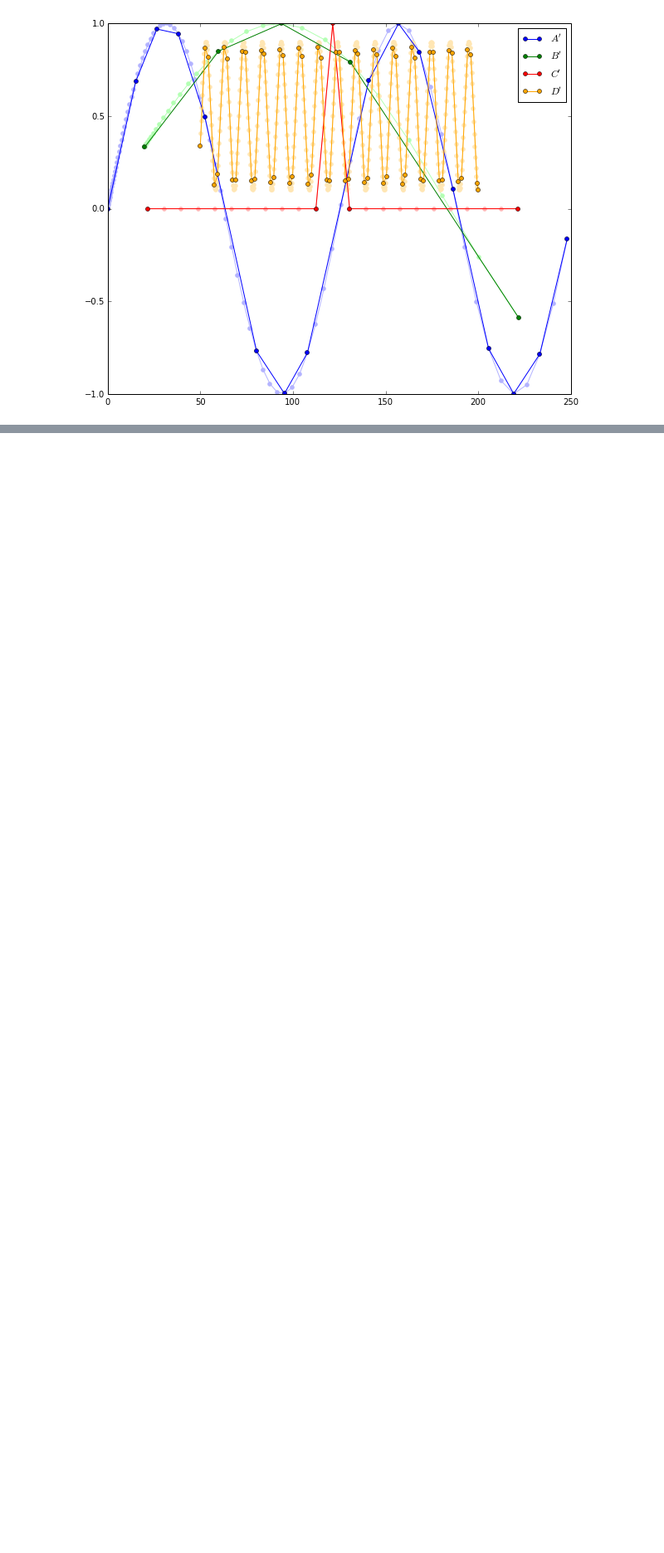
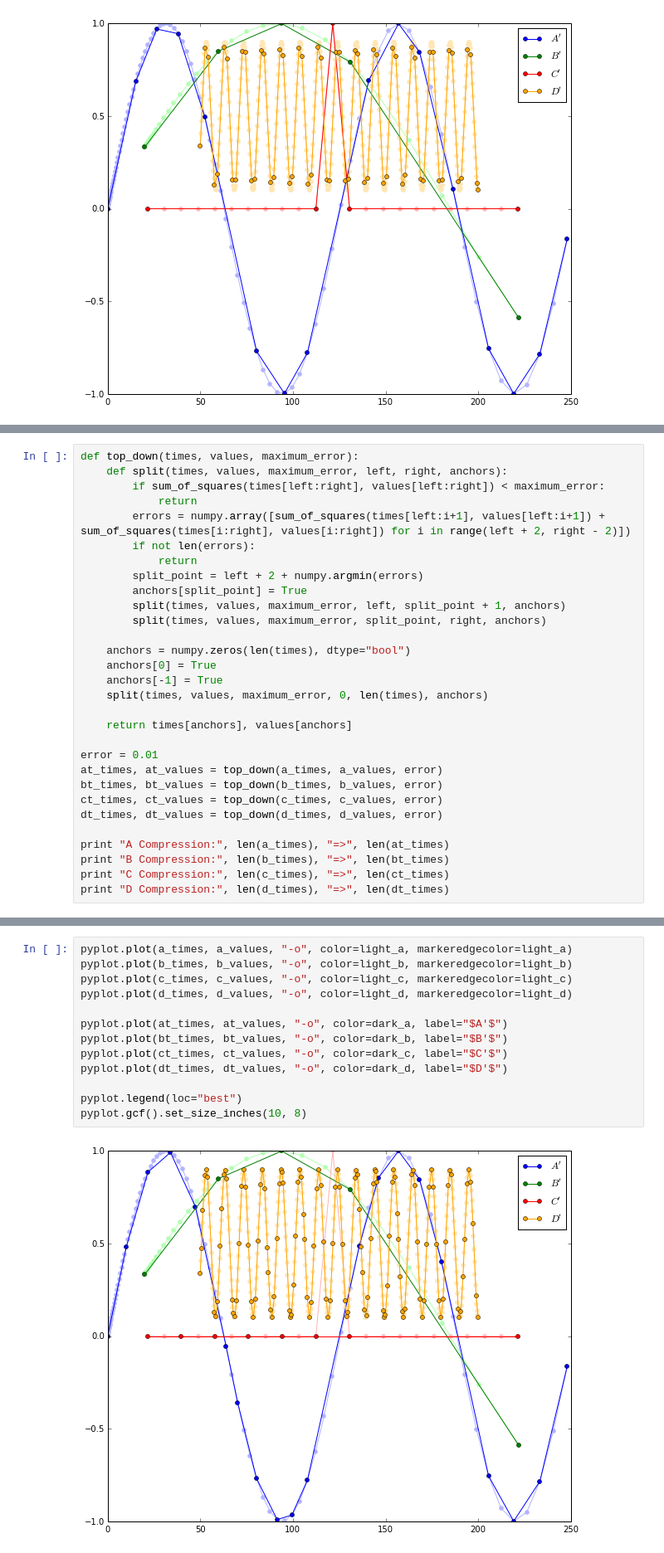
Before and after one commit to sandialabs/slycat, a Jupyter notebook: design/Segmentation.ipynb, the cells around one changed output, grey strips where cells are left out. Shown at 83% size. Drawn from its saved outputs; the diff is of its cells as text; blank space fills up the shorter version.

Commit message:
Add a timeseries experiment using top-down segmentation.

```diff
--- a/design/Segmentation.ipynb
+++ b/design/Segmentation.ipynb
@@ -99,0 +104,30 @@ pyplot.gcf().set_size_inches(10, 8)
+# %%
+def top_down(times, values, maximum_error):
+    def split(times, values, maximum_error, left, right, anchors):
+        if sum_of_squares(times[left:right], values[left:right]) < maximum_error:
+            return
+        errors = numpy.array([sum_of_squares(times[left:i+1], values[left:i+1]) + sum_of_squares(times[i:right], values[i:right]) for i in range(left + 2, right - 2)])
+        if not len(errors):
+            return
+        split_point = left + 2 + numpy.argmin(errors)
+        anchors[split_point] = True
+        split(times, values, maximum_error, left, split_point + 1, anchors)
+        split(times, values, maximum_error, split_point, right, anchors)
+
+    anchors = numpy.zeros(len(times), dtype="bool")
+    anchors[0] = True
+    anchors[-1] = True
+    split(times, values, maximum_error, 0, len(times), anchors)
+
+    return times[anchors], values[anchors]
+
+error = 0.01
+at_times, at_values = top_down(a_times, a_values, error)
+bt_times, bt_values = top_down(b_times, b_values, error)
+ct_times, ct_values = top_down(c_times, c_values, error)
+dt_times, dt_values = top_down(d_times, d_values, error)
+
+print "A Compression:", len(a_times), "=>", len(at_times)
+print "B Compression:", len(b_times), "=>", len(bt_times)
+print "C Compression:", len(c_times), "=>", len(ct_times)
+print "D Compression:", len(d_times), "=>", len(dt_times)
@@ -99,0 +141,15 @@ pyplot.gcf().set_size_inches(10, 8)
+# %%
+pyplot.plot(a_times, a_values, "-o", color=light_a, markeredgecolor=light_a)
+pyplot.plot(b_times, b_values, "-o", color=light_b, markeredgecolor=light_b)
+pyplot.plot(c_times, c_values, "-o", color=light_c, markeredgecolor=light_c)
+pyplot.plot(d_times, d_values, "-o", color=light_d, markeredgecolor=light_d)
+
+pyplot.plot(at_times, at_values, "-o", color=dark_a, label="$A'$")
+pyplot.plot(bt_times, bt_values, "-o", color=dark_b, label="$B'$")
+pyplot.plot(ct_times, ct_values, "-o", color=dark_c, label="$C'$")
+pyplot.plot(dt_times, dt_values, "-o", color=dark_d, label="$D'$")
+
+pyplot.legend(loc="best")
+pyplot.gcf().set_size_inches(10, 8)
+# %% [output]
+[figure, added]
```
Also changed, not shown: parts of 5 cells of this notebook.
